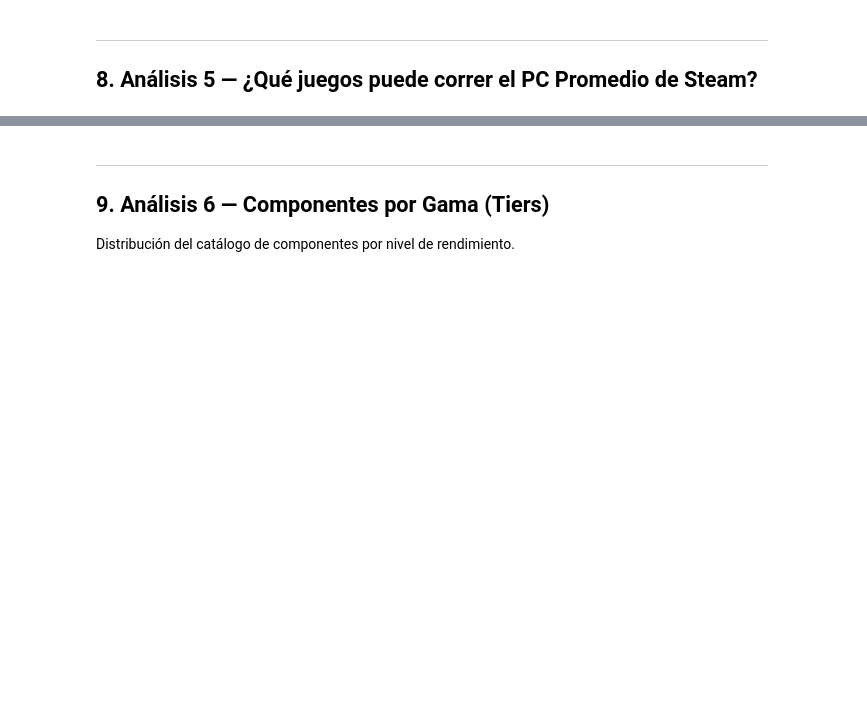
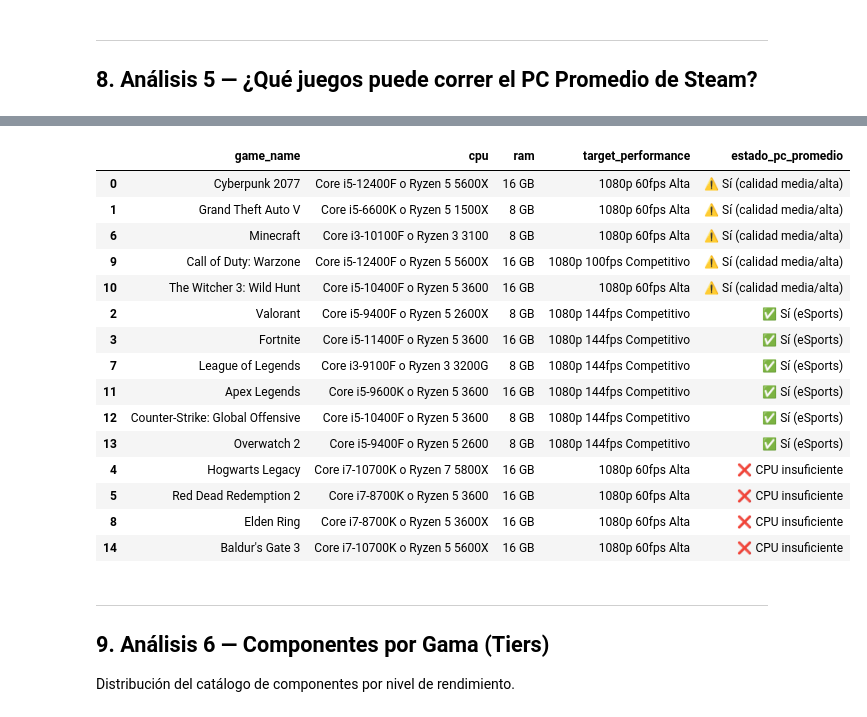
Before and after one commit to carlos31255/EV3_requerimientos_hw, a Jupyter notebook: eda/analisis.ipynb, the cells around one changed output, grey strips where cells are left out. Drawn from its saved outputs; the diff is of its cells as text; code cells hidden in the pictures; blank space fills up the shorter version.

```diff
--- a/eda/analisis.ipynb
+++ b/eda/analisis.ipynb
@@ -196,23 +242,3 @@ if os.path.exists(GAMES_PRICED):
 ---
 ## 7. Análisis 4 — Cruce Principal: ¿Cuánto cuesta armar cada Build?
 Comparamos el costo total de cada build pre-armada según los precios de eBay.
-# %%
-# Costo de cada build desde MySQL
-if conn and 'df_builds_db' in dir() and 'df_prices_db' in dir():
-    df_build_cost = df_builds_db.merge(df_prices_db, left_on='componente', right_on='componente', how='left')
-    df_build_total = df_build_cost.groupby('template_name')['price_clp'].sum().reset_index()
-    df_build_total.columns = ['Build', 'Costo Total (CLP)']
-    df_build_total = df_build_total.sort_values('Costo Total (CLP)', ascending=False)
-
-    fig6 = px.bar(
-        df_build_total,
-        x='Build', y='Costo Total (CLP)',
-        title='Costo Total de Armado por Build (CLP) — Precios eBay',
-        template='plotly_white',
-        color='Build',
-        text=df_build_total['Costo Total (CLP)'].apply(lambda x: f'${x:,.0f}' if pd.notna(x) else 'N/A')
-    )
-    fig6.update_traces(textposition='outside')
-    fig6.show()
-
-    display(df_build_cost[['template_name','componente','categoria','tier_name','price_clp']])
@@ -261,0 +291,61 @@ print(df_games[['game_name','ram','target_performance','estado_pc_promedio']])
+# %%
+pc_promedio = df_builds[df_builds['build_name'] == 'El PC Promedio de Steam'].iloc[0]
+
+# Sistema de tiers de CPU basado en serie
+def cpu_tier(cpu_str):
+    cpu = str(cpu_str).lower()
+    if any(x in cpu for x in ['i9', 'ryzen 9']): return 4
+    if any(x in cpu for x in ['i7', 'ryzen 7']): return 3
+    if any(x in cpu for x in ['i5', 'ryzen 5']): return 2
+    if any(x in cpu for x in ['i3', 'ryzen 3']): return 1
+    return 2  # default: gama media
+
+tier_pc_cpu = cpu_tier(pc_promedio['cpu'])
+tier_pc_ram = int(str(pc_promedio['ram']).replace('GB','').strip().split()[0])
+
+print(f"PC Promedio → CPU tier: {tier_pc_cpu} | RAM: {tier_pc_ram}GB")
+
+def puede_correr(row):
+    ram_juego = int(str(row['ram']).replace('GB','').strip().split()[0])
+
+    # Tomamos el CPU más exigente (el primero antes del "o")
+    cpu_juego_str = str(row['cpu']).split(' o ')[0].strip()
+    tier_cpu_juego = cpu_tier(cpu_juego_str)
+
+    problemas = []
+    if ram_juego > tier_pc_ram:
+        problemas.append('RAM insuficiente')
+    if tier_cpu_juego > tier_pc_cpu:
+        problemas.append('CPU insuficiente')
+
+    if problemas:
+        return '❌ ' + ' + '.join(problemas)
+    elif '144fps' in str(row['target_performance']):
+        return '✅ Sí (eSports)'
+    else:
+        return '⚠️ Sí (calidad media/alta)'
+
+df_games['estado_pc_promedio'] = df_games.apply(puede_correr, axis=1)
+
+# Gráfico
+conteo_estado = df_games['estado_pc_promedio'].value_counts().reset_index()
+conteo_estado.columns = ['Estado', 'Cantidad de Juegos']
+
+fig_pc = px.pie(
+    conteo_estado,
+    names='Estado', values='Cantidad de Juegos',
+    title='¿Puede el PC Promedio de Steam correr los 15 juegos?',
+    hole=0.4,
+    template='plotly_white'
+)
+fig_pc.update_layout(
+    title=dict(
+        text='¿Puede el PC Promedio de Steam correr los 15 juegos?<br><sup>Specs: RTX 3060 / i5-10400F / 16GB RAM</sup>',
+        x=0.5, xanchor='center'
+    ),
+    margin=dict(t=80)
+)
+fig_pc.show()
+
+display(df_games[['game_name','cpu','ram','target_performance','estado_pc_promedio']].sort_values('estado_pc_promedio'))
+# %% [output]
@@ -262,3 +353,19 @@ print(df_games[['game_name','ram','target_performance','estado_pc_promedio']])
+|  | game_name | cpu | ram | target_performance | estado_pc_promedio |
+| 0 | Cyberpunk 2077 | Core i5-12400F o Ryzen 5 5600X | 16 GB | 1080p 60fps Alta | ⚠️ Sí (calidad media/alta) |
+| 1 | Grand Theft Auto V | Core i5-6600K o Ryzen 5 1500X | 8 GB | 1080p 60fps Alta | ⚠️ Sí (calidad media/alta) |
+| 6 | Minecraft | Core i3-10100F o Ryzen 3 3100 | 8 GB | 1080p 60fps Alta | ⚠️ Sí (calidad media/alta) |
+| 9 | Call of Duty: Warzone | Core i5-12400F o Ryzen 5 5600X | 16 GB | 1080p 100fps Competitivo | ⚠️ Sí (calidad media/alta) |
+| 10 | The Witcher 3: Wild Hunt | Core i5-10400F o Ryzen 5 3600 | 16 GB | 1080p 60fps Alta | ⚠️ Sí (calidad media/alta) |
+| 2 | Valorant | Core i5-9400F o Ryzen 5 2600X | 8 GB | 1080p 144fps Competitivo | ✅ Sí (eSports) |
+| 3 | Fortnite | Core i5-11400F o Ryzen 5 3600 | 16 GB | 1080p 144fps Competitivo | ✅ Sí (eSports) |
+| 7 | League of Legends | Core i3-9100F o Ryzen 3 3200G | 8 GB | 1080p 144fps Competitivo | ✅ Sí (eSports) |
+| 11 | Apex Legends | Core i5-9600K o Ryzen 5 3600 | 16 GB | 1080p 144fps Competitivo | ✅ Sí (eSports) |
+| 12 | Counter-Strike: Global Offensive | Core i5-10400F o Ryzen 5 3600 | 8 GB | 1080p 144fps Competitivo | ✅ Sí (eSports) |
+| 13 | Overwatch 2 | Core i5-9400F o Ryzen 5 2600 | 8 GB | 1080p 144fps Competitivo | ✅ Sí (eSports) |
+| 4 | Hogwarts Legacy | Core i7-10700K o Ryzen 7 5800X | 16 GB | 1080p 60fps Alta | ❌ CPU insuficiente |
+| 5 | Red Dead Redemption 2 | Core i7-8700K o Ryzen 5 3600 | 16 GB | 1080p 60fps Alta | ❌ CPU insuficiente |
+| 8 | Elden Ring | Core i7-8700K o Ryzen 5 3600X | 16 GB | 1080p 60fps Alta | ❌ CPU insuficiente |
+| 14 | Baldur's Gate 3 | Core i7-10700K o Ryzen 5 5600X | 16 GB | 1080p 60fps Alta | ❌ CPU insuficiente |
 # %% [markdown]
 ---
 ## 9. Análisis 6 — Componentes por Gama (Tiers)
```
Also changed, not shown: parts of 15 cells of this notebook, 2 other files.
